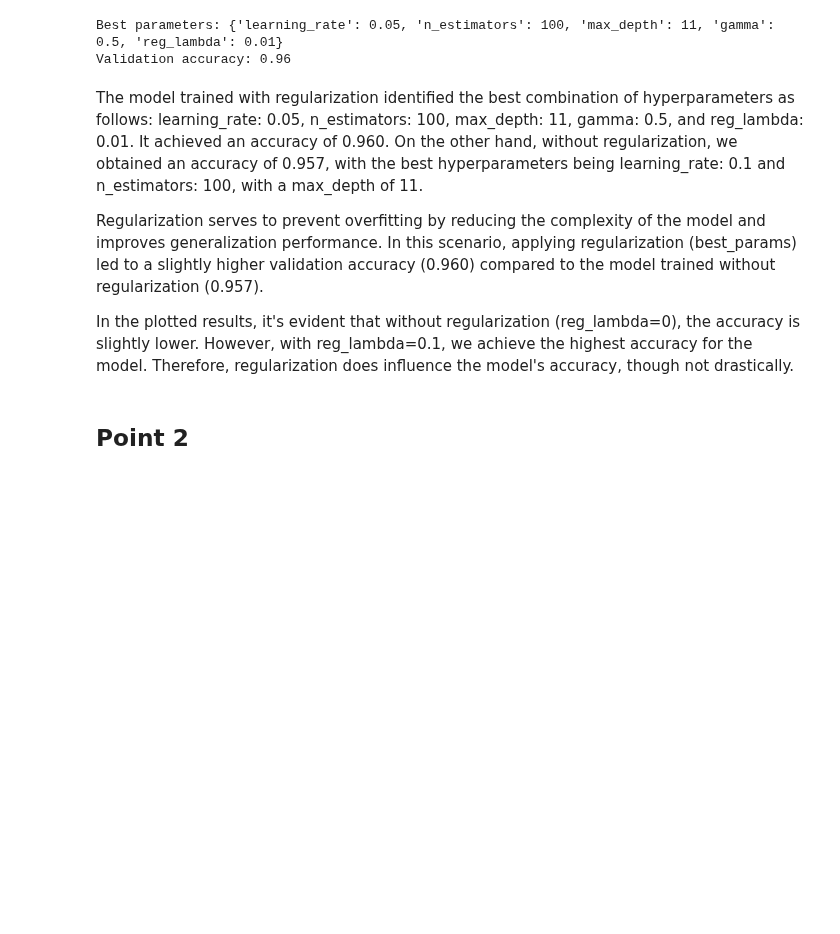
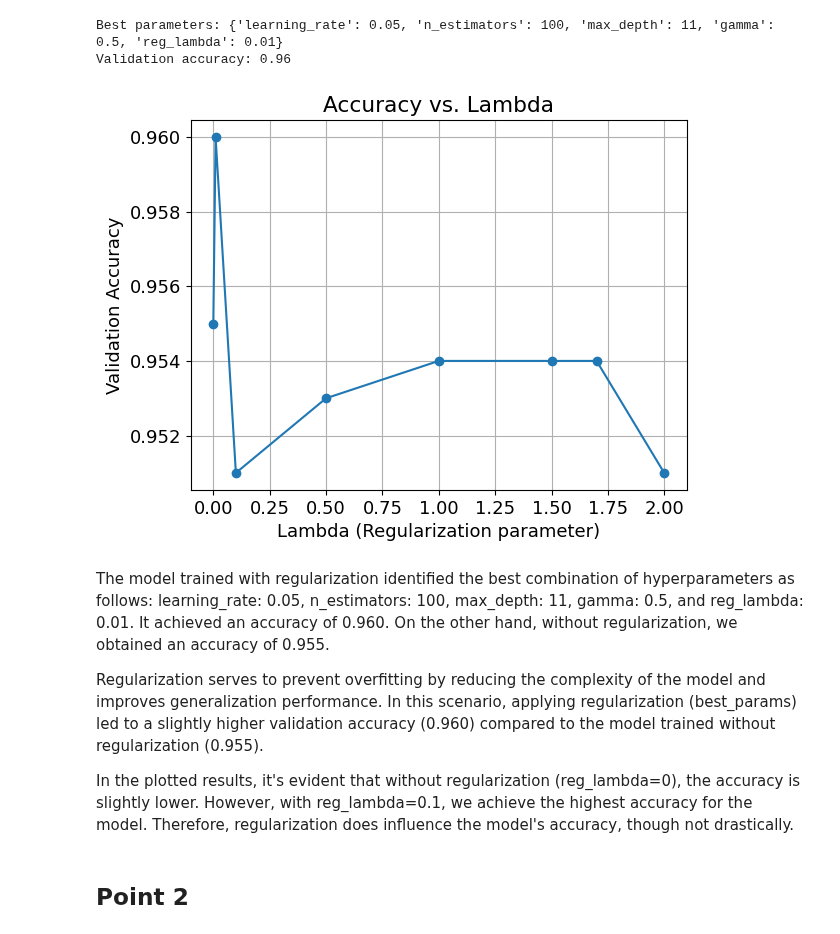
Before and after one commit to pietromalagoli/LCPB, a Jupyter notebook: Assignments/Ex3/group2404_exercise3.ipynb, the cells around one changed output. Drawn from its saved outputs; the diff is of its cells as text; code cells hidden in the pictures; blank space fills up the shorter version.

```diff
--- a/Assignments/Ex3/group2404_exercise3.ipynb
+++ b/Assignments/Ex3/group2404_exercise3.ipynb
@@ -183,11 +175,40 @@ print("Validation accuracy:", best_accuracy)
 # %% [output]
 Best parameters: {'learning_rate': 0.05, 'n_estimators': 100, 'max_depth': 11, 'gamma': 0.5, 'reg_lambda': 0.01}
 Validation accuracy: 0.96
+# %%
+lambda_values = [0, 0.01, 0.1, 0.5, 1, 1.5, 1.7, 2]
+
+# Initialize lists to store accuracy for each lambda value
+accuracies = []
+
+# Train XGBoost models with different lambda values and record accuracies
+for reg_lambda in lambda_values:
+    # Initialize XGBoost classifier with current lambda value
+    xgb_with_reg = XGBClassifier(learning_rate=best_params['learning_rate'],
+                                 n_estimators=best_params['n_estimators'],
+                                 max_depth=best_params['max_depth'],
+                                 gamma= best_params['gamma'],
+                                 reg_lambda=reg_lambda)
+    # Train the classifier
+    xgb_with_reg.fit(x_train, y_train)
+    # Evaluate on validation set and record accuracy
+    accuracy = xgb_with_reg.score(x_test, y_test)
+    accuracies.append(accuracy)
+
+# Plot accuracy vs. lambda
+plt.plot(lambda_values, accuracies, marker='o')
+plt.xlabel('Lambda (Regularization parameter)')
+plt.ylabel('Validation Accuracy')
+plt.title('Accuracy vs. Lambda')
+plt.grid(True)
+plt.show()
+# %% [output]
+[figure, added]
 # %% [markdown]
 The model trained with regularization identified the best combination of hyperparameters as follows: learning_rate: 0.05, n_estimators: 100, max_depth: 11, gamma: 0.5, and reg_lambda: 0.01. It achieved an accuracy of 0.960.
-On the other hand, without regularization, we obtained an accuracy of 0.957, with the best hyperparameters being learning_rate: 0.1 and n_estimators: 100, with a max_depth of 11.
+On the other hand, without regularization, we obtained an accuracy of 0.955.
 
-Regularization serves to prevent overfitting by reducing the complexity of the model and improves generalization performance. In this scenario, applying regularization (best_params) led to a slightly higher validation accuracy (0.960) compared to the model trained without regularization (0.957).
+Regularization serves to prevent overfitting by reducing the complexity of the model and improves generalization performance. In this scenario, applying regularization (best_params) led to a slightly higher validation accuracy (0.960) compared to the model trained without regularization (0.955).
 
 In the plotted results, it's evident that without regularization (reg_lambda=0), the accuracy is slightly lower. However, with reg_lambda=0.1, we achieve the highest accuracy for the model. Therefore, regularization does influence the model's accuracy, though not drastically.
 # %% [markdown]
```
Also changed, not shown: parts of 7 cells of this notebook.
